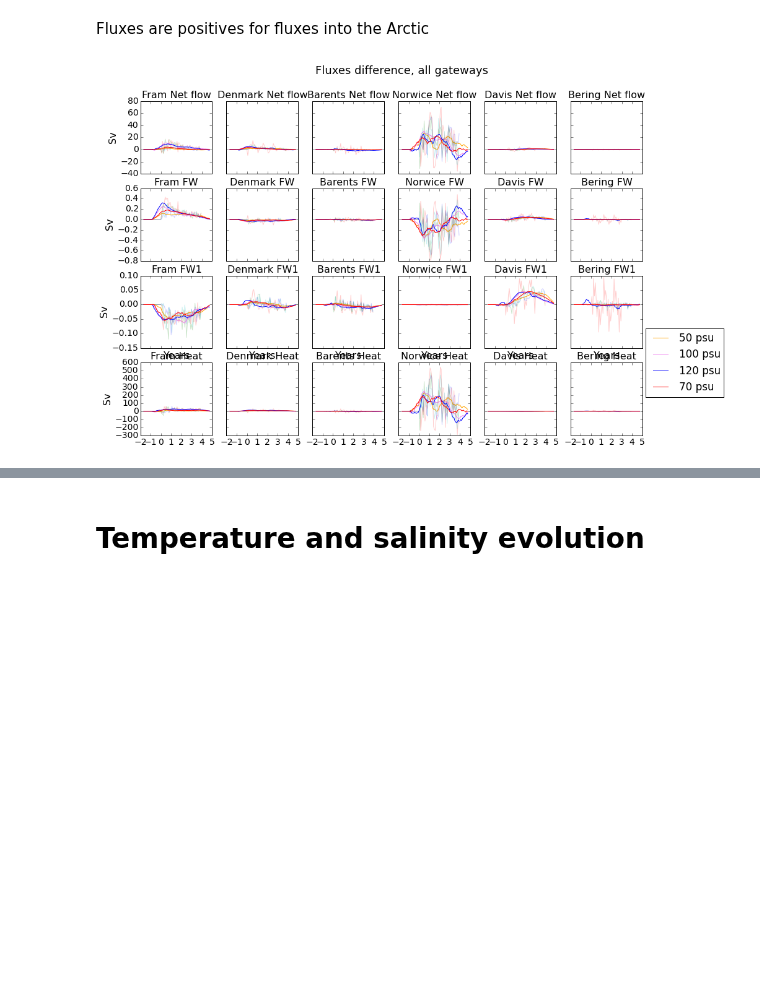
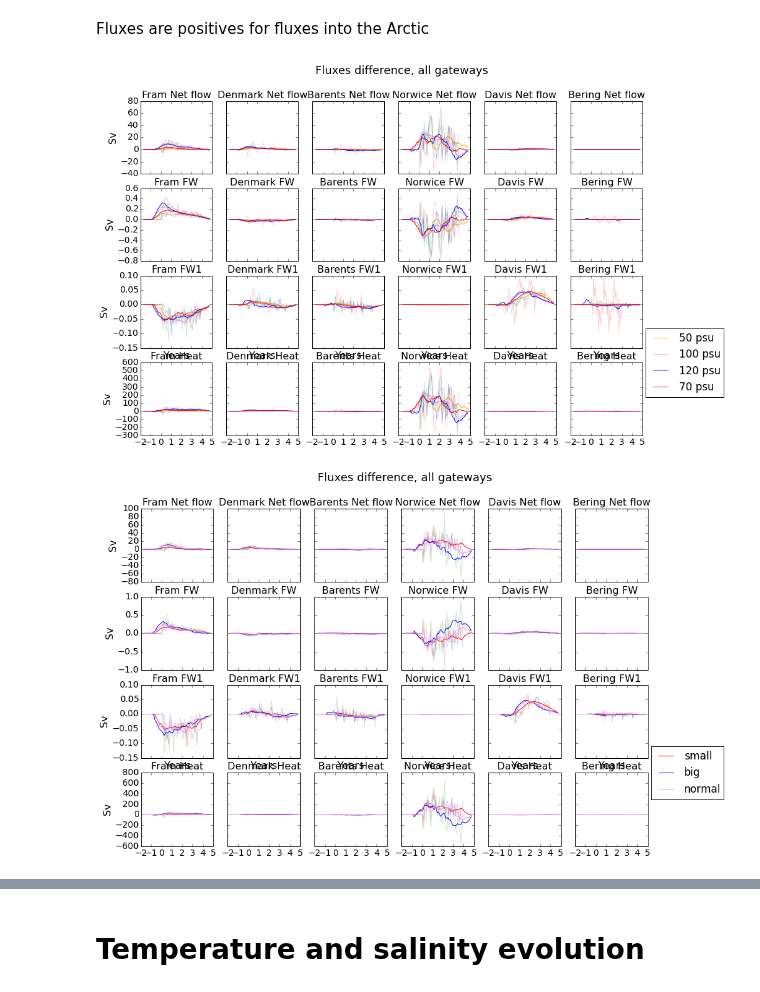
Before and after one commit to AlessandroMozzato/notebooks, a Jupyter notebook: Perturbation-comparison.ipynb, the cells around one changed output, grey strips where cells are left out. Cells and saved outputs as stored; diff of their text form; code cells hidden in the pictures; blank space fills up the shorter version.

```diff
--- a/Perturbation-comparison.ipynb
+++ b/Perturbation-comparison.ipynb
@@ -475,33 +563,35 @@ def plot_flux_total_diff(dic,col_dic):
                  'Barents' : 'Barents' , 'Barents1' : 'Barents' , 'Barents2' : 'Barents'}
 
     iniz = 40
     fig, axes = plt.subplots(len(fluxes),len(variables),sharex=True,sharey='row')
     for el in dic:
         data_pert = dic[el]["const"] ; data_diff = dic[el]["bench"]
         ax_ind = 0
         for flux in fluxes:
             for var in variables:
                 data = data_pert.fluxes[var][flux]-data_diff.fluxes[var][flux]
                 axes.flat[ax_ind].plot(data_diff.years[iniz:-12]-5,data[iniz:-12],alpha=0.2)
                 axes.flat[ax_ind].plot(data_diff.years[iniz:-2]-5,runningMeanFast(data,12)[iniz:-2],\
                                        color=col_dic[el],label=el)
                 axes.flat[ax_ind].set_title(var + flux ,fontsize=16)
                 if ax_ind%len(variables)==0:
                     axes.flat[ax_ind].set_ylabel('Sv',fontsize=16)
                 if ax_ind/len(variables)==2:
                     axes.flat[ax_ind].set_xlabel('Years',fontsize=16)
                 axes.flat[ax_ind].set_title(var_titles[var]+' '+flux_titles[flux],fontsize=16)
                 axes.flat[ax_ind].tick_params(axis='both', which='major', labelsize=14)
                 ax_ind += 1
         plt.legend(bbox_to_anchor=(1.05, 1), loc=6, borderaxespad=0.)
     fig.subplots_adjust(right=2.,top=2.)
     fig.suptitle("Fluxes difference, all gateways",x=1.1,y=2.2,fontsize=18)
     #fig.savefig('/noc/users/am8e13/Figures/mixpert_flows_allgate',dpi=dpires, bbox_inches='tight')
 
 #plot_flux_total_diff(pert_dic,pert_col)
 plot_flux_total_diff(pert_conc,pert_conc_col)
+plot_flux_total_diff(pert_size,pert_size_col)
 # %% [output]
 [figure]
+[figure, added]
 # %%
 def plot_flux_total_diff(dic,col_dic):
     # this function is meant to plot monitor variables
```
Also changed, not shown: parts of 53 cells of this notebook.
